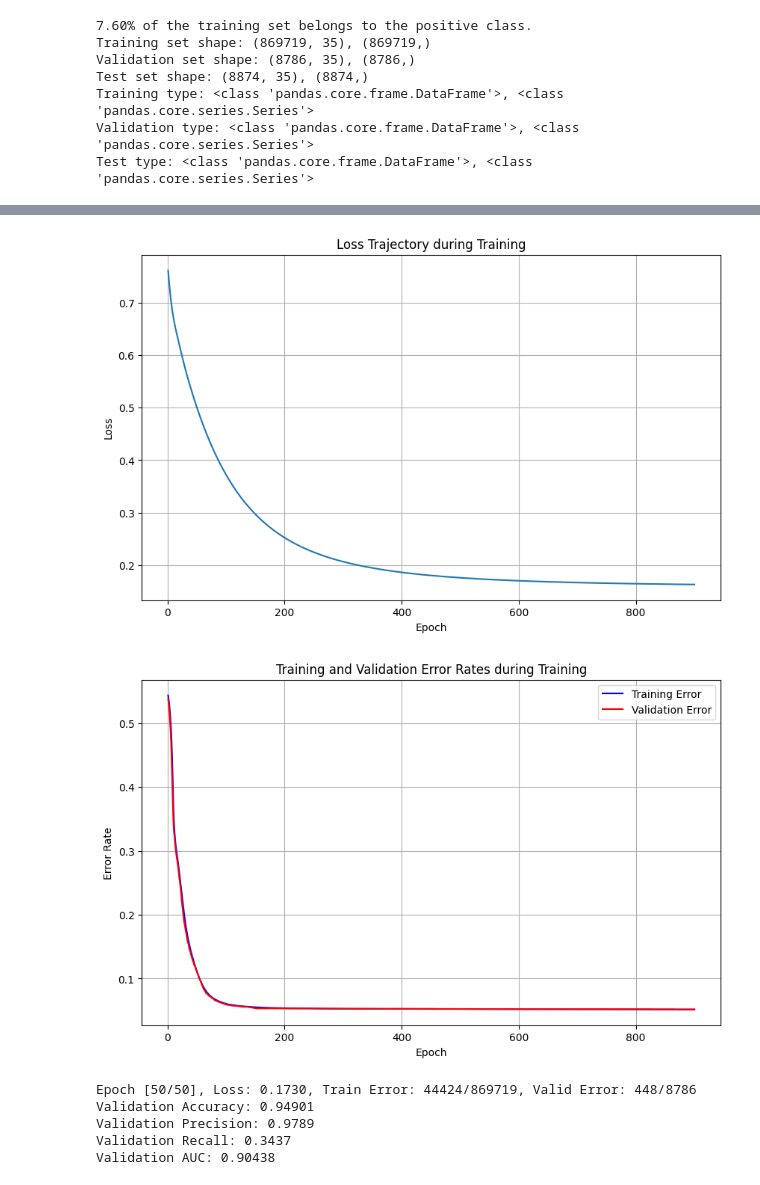
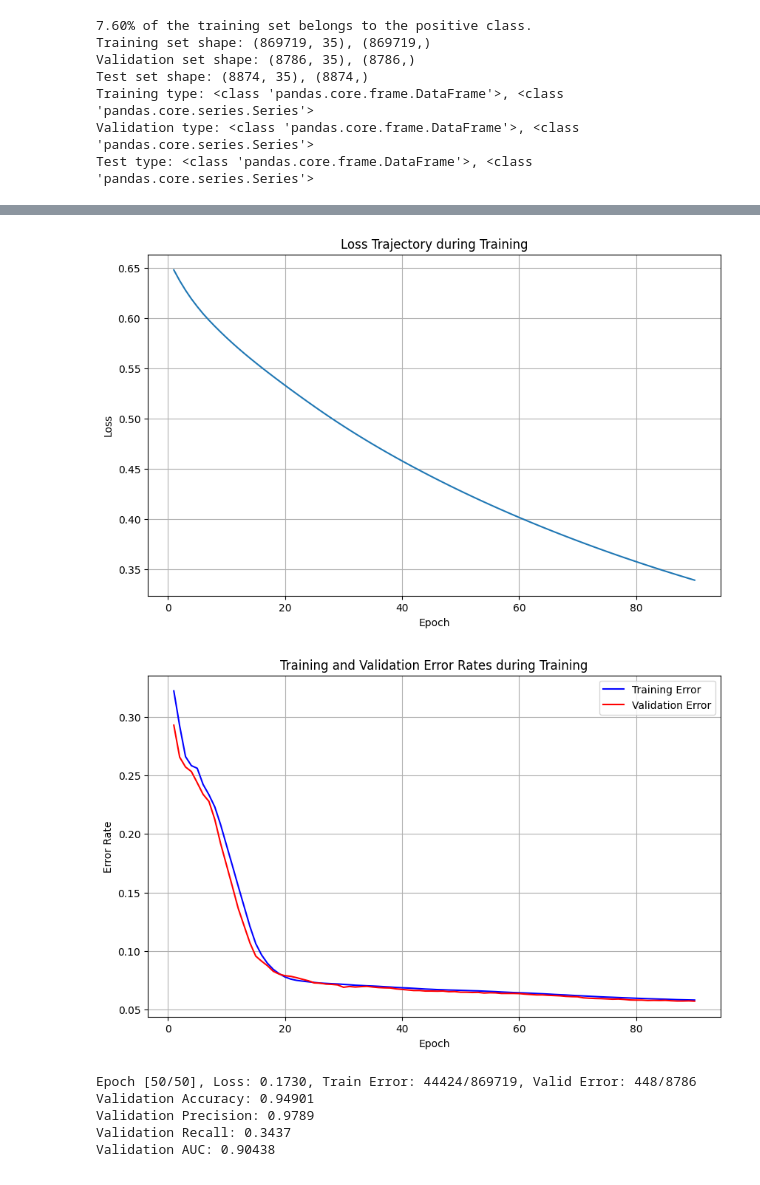
Before and after one commit to Marcusleeleelee/FTEC4998-4999, a Jupyter notebook: FTEC4998_4999.ipynb, the cells around one changed output, grey strips where cells are left out. Saved outputs shown, nothing was run; the diff lists cells and outputs as text; code cells hidden in the pictures.

```diff
--- a/FTEC4998_4999.ipynb
+++ b/FTEC4998_4999.ipynb
@@ -378,7 +378,7 @@ class LogisticRegressionModel(nn.Module):
         self.optimizer = optim.Adam(self.parameters(), lr=lr)
 
         # Set the number of training epochs
-        self.epochs = 900
+        self.epochs = 90
 
     def forward(self, x):
         """
@@ -408,6 +408,7 @@ precision_valid, recall_valid, auc_valid = evaluate_metrics(lrg_model, valid_x,
 
 # Print validation metrics
 print_metrics_horizontally(accuracy_valid, precision_valid, recall_valid, auc_valid)
+print('Valid pred:', pred_valid)
 
 # Plot the loss trajectory
 plt.figure(figsize=(10, 6))
@@ -452,5 +437,5 @@ Epoch [900/900], Loss: 0.1630, Train Error: 44905/869719, Valid Error: 455/8786
-[figure, old version]
+[figure, new version]
-[figure, old version]
+[figure, new version]
 # %%
 # Define the MLP model for binary classification
 class MLPModel(nn.Module):
```
Also changed, not shown: parts of 1 cell of this notebook.
